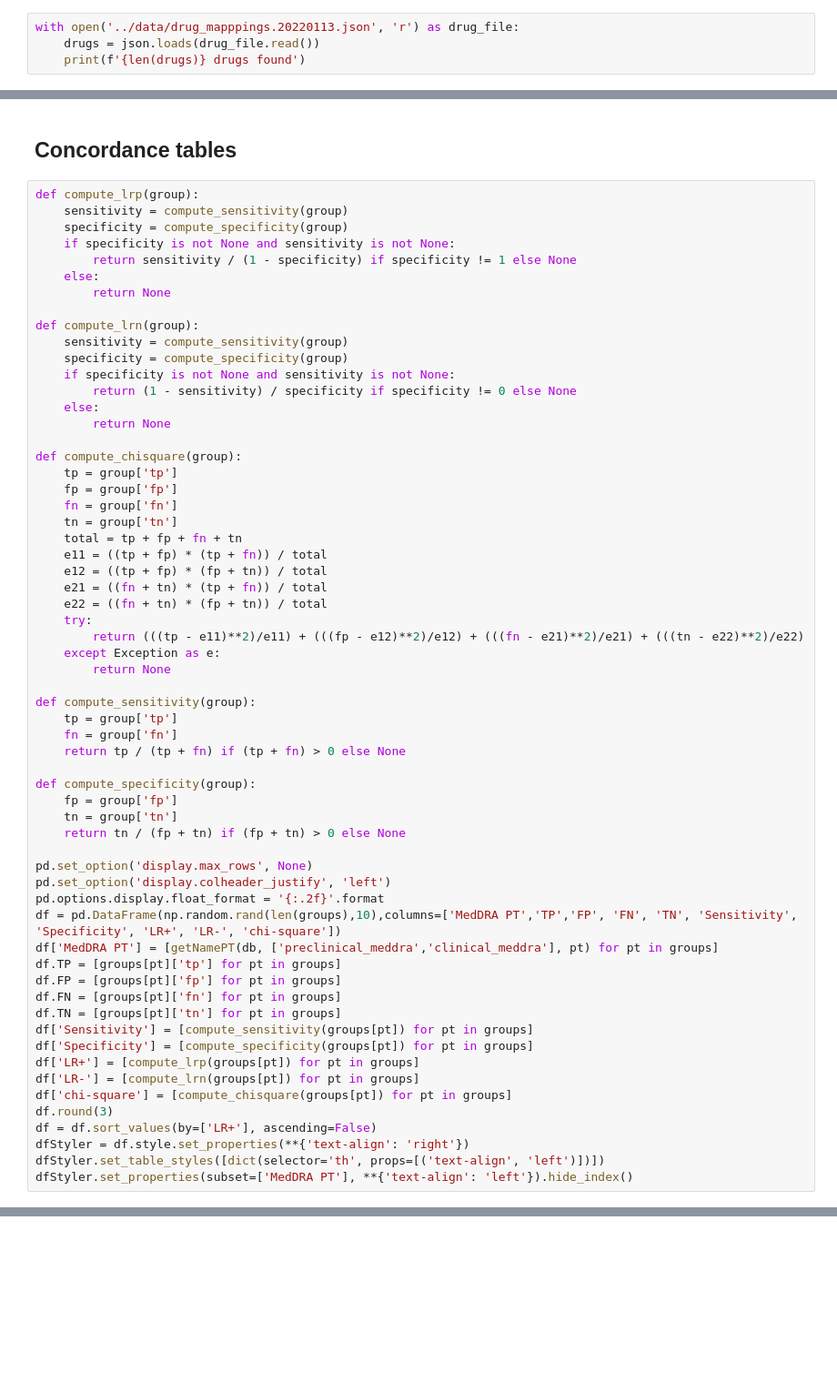
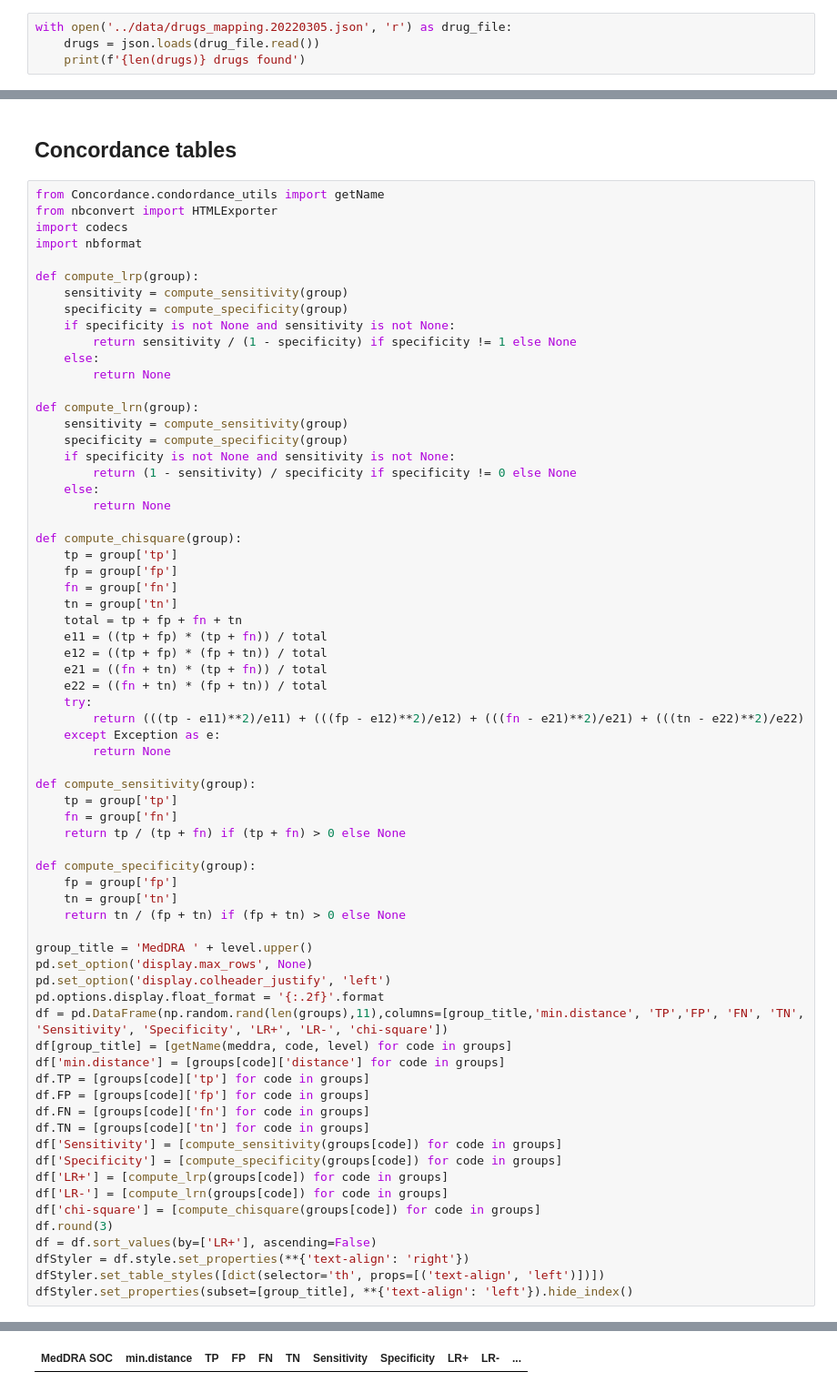
Before and after one commit to erikvanmulligen/etransafe-use-scenarios, a Jupyter notebook: notebooks/concordance-pt.ipynb, the cells around one changed output, grey strips where cells are left out. Shown at 91% size. Cells and saved outputs as stored; diff of their text form; blank space fills up the shorter version.

```diff
--- a/notebooks/concordance-pt.ipynb
+++ b/notebooks/concordance-pt.ipynb
@@ -86,7 +89,7 @@ In order to be able to compute the concordance tables we have constructed a data
 ## Drug mapping
 We maintain a list of drugs that can be found in the preclinical and clinical data with its inchikey. Per drug we have stored the finding ids that are associated per database.
 # %%
-with open('../data/drug_mapppings.20220113.json', 'r') as drug_file:
+with open('../data/drugs_mapping.20220305.json', 'r') as drug_file:
     drugs = json.loads(drug_file.read())
     print(f'{len(drugs)} drugs found')
 # %% [output]
@@ -156,6 +184,11 @@ for pt in all_preclinical_clinical_pts:
 # %% [markdown]
 ## Concordance tables
 # %%
+from Concordance.condordance_utils import getName
+from nbconvert import HTMLExporter
+import codecs
+import nbformat
+
 def compute_lrp(group):
     sensitivity = compute_sensitivity(group)
     specificity = compute_specificity(group)
@@ -197,23 +230,25 @@ def compute_specificity(group):
     tn = group['tn']
     return tn / (fp + tn) if (fp + tn) > 0 else None
 
+group_title = 'MedDRA ' + level.upper()
 pd.set_option('display.max_rows', None)
 pd.set_option('display.colheader_justify', 'left')
 pd.options.display.float_format = '{:.2f}'.format
-df = pd.DataFrame(np.random.rand(len(groups),10),columns=['MedDRA PT','TP','FP', 'FN', 'TN', 'Sensitivity', 'Specificity', 'LR+', 'LR-', 'chi-square'])
-df['MedDRA PT'] = [getNamePT(db, ['preclinical_meddra','clinical_meddra'], pt) for pt in groups]
-df.TP = [groups[pt]['tp'] for pt in groups]
-df.FP = [groups[pt]['fp'] for pt in groups]
-df.FN = [groups[pt]['fn'] for pt in groups]
-df.TN = [groups[pt]['tn'] for pt in groups]
-df['Sensitivity'] = [compute_sensitivity(groups[pt]) for pt in groups]
-df['Specificity'] = [compute_specificity(groups[pt]) for pt in groups]
-df['LR+'] = [compute_lrp(groups[pt]) for pt in groups]
-df['LR-'] = [compute_lrn(groups[pt]) for pt in groups]
-df['chi-square'] = [compute_chisquare(groups[pt]) for pt in groups]
+df = pd.DataFrame(np.random.rand(len(groups),11),columns=[group_title,'min.distance', 'TP','FP', 'FN', 'TN', 'Sensitivity', 'Specificity', 'LR+', 'LR-', 'chi-square'])
+df[group_title] = [getName(meddra, code, level) for code in groups]
+df['min.distance'] = [groups[code]['distance'] for code in groups]
+df.TP = [groups[code]['tp'] for code in groups]
+df.FP = [groups[code]['fp'] for code in groups]
+df.FN = [groups[code]['fn'] for code in groups]
+df.TN = [groups[code]['tn'] for code in groups]
+df['Sensitivity'] = [compute_sensitivity(groups[code]) for code in groups]
+df['Specificity'] = [compute_specificity(groups[code]) for code in groups]
+df['LR+'] = [compute_lrp(groups[code]) for code in groups]
+df['LR-'] = [compute_lrn(groups[code]) for code in groups]
+df['chi-square'] = [compute_chisquare(groups[code]) for code in groups]
 df.round(3)
 df = df.sort_values(by=['LR+'], ascending=False)
 dfStyler = df.style.set_properties(**{'text-align': 'right'})
 dfStyler.set_table_styles([dict(selector='th', props=[('text-align', 'left')])])
-dfStyler.set_properties(subset=['MedDRA PT'], **{'text-align': 'left'}).hide_index()
+dfStyler.set_properties(subset=[group_title], **{'text-align': 'left'}).hide_index()
 # %% [output]
@@ -220,0 +255 @@ dfStyler.set_properties(subset=['MedDRA PT'], **{'text-align': 'left'}).hide_ind
+| MedDRA SOC | min.distance | TP | FP | FN | TN | Sensitivity | Specificity | LR+ | LR- | ... |
```
Also changed, not shown: parts of 7 cells of this notebook, 50 other files.
